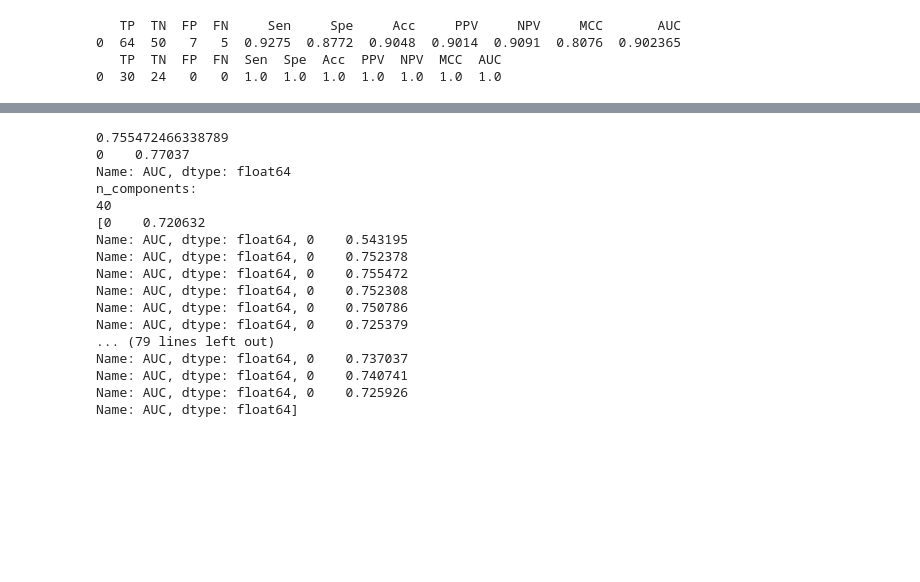
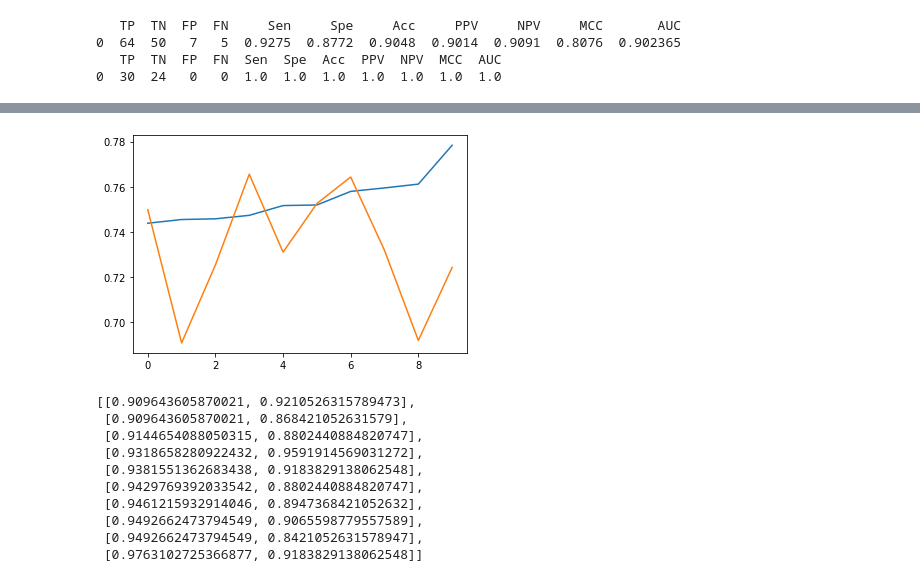
Before and after one commit to num249/lymph_xmi_compre, a Jupyter notebook: ensemble_model_for_lymph_node_meta.ipynb, the cells around one changed output, grey strips where cells are left out. Drawn from its saved outputs; the diff is of its cells as text; code cells hidden in the pictures; blank space fills up the shorter version.

```diff
--- a/ensemble_model_for_lymph_node_meta.ipynb
+++ b/ensemble_model_for_lymph_node_meta.ipynb
@@ -172,16 +172,9 @@ def find_best_pca_lr(i):
     res=pd.concat([train_res1,test_res1], axis=1)
     return res
 # %%
-cancer='BRCA'
-path='D:\\lymph_meta_xmiseq\\tcga_data\\'
-# e1="./"+cancer+"_delta_pcc_wilcox.csv"
-# delta_pcc=read_single_csv(e1,',')
-# delta_pcc=delta_pcc.drop(['Unnamed: 0','pair'],axis=1)
-# delta_pcc=delta_pcc.dropna(axis=0,how='any')
-
-# result=delta_pcc.T
-# train=result.iloc[:,0:-1].values.astype('float')
-# target=result.iloc[:,-1].values.astype('float')
+cancer='HNSC'
+# path='D:\\lymph_meta_xmiseq\\tcga_data\\'
+path='D:\\lymph_meta_xmiseq\\tmp\\men2\\tcga_data\\'
 
 train=pd.read_csv(path+cancer+"\\admat_final.csv").iloc[:,2:].T.values
 target=pd.read_csv(path+cancer+"\\gctm_label.csv",index_col=0).values.ravel()
@@ -592,26 +457,0 @@ range(10, 459, 10)
-# %%
-print(np.max(best_pca_train_scores))
-print(best_pca_test_scores[np.argmax(best_pca_train_scores)])
-print("n_components:")
-print(n_components[np.argmax(best_pca_train_scores)])
-
-print(best_pca_train_scores)
-print(best_pca_test_scores)
-# %% [output]
-0.755472466338789
-0    0.77037
-Name: AUC, dtype: float64
-n_components:
-40
-[0    0.720632
-Name: AUC, dtype: float64, 0    0.543195
-Name: AUC, dtype: float64, 0    0.752378
-Name: AUC, dtype: float64, 0    0.755472
-Name: AUC, dtype: float64, 0    0.752308
-Name: AUC, dtype: float64, 0    0.750786
-Name: AUC, dtype: float64, 0    0.725379
-... (79 lines left out)
-Name: AUC, dtype: float64, 0    0.737037
-Name: AUC, dtype: float64, 0    0.740741
-Name: AUC, dtype: float64, 0    0.725926
-Name: AUC, dtype: float64]
@@ -617,0 +461,36 @@ Name: AUC, dtype: float64]
+# %%
+# s_train=sorted(train_scores)
+# s_test=sorted(test_scores)
+
+scores=list(range(len(train_scores)))
+for i in range(len(train_scores)):
+    scores[i]=[train_scores[i],test_scores[i]]
+
+scores.sort(key=lambda x:x[0])
+
+s_train=list(range(len(train_scores)))
+s_test=list(range(len(train_scores)))
+for i in range(len(train_scores)):
+    s_train[i]=scores[i][0]
+    s_test[i]=scores[i][1]
+
+import matplotlib.pyplot as plt
+
+plt.plot(s_train)
+plt.plot(s_test)
+plt.show()
+# %% [output]
+[figure, added]
+# %%
+scores
+# %% [output]
+[[0.909643605870021, 0.9210526315789473],
+ [0.909643605870021, 0.868421052631579],
+ [0.9144654088050315, 0.8802440884820747],
+ [0.9318658280922432, 0.9591914569031272],
+ [0.9381551362683438, 0.9183829138062548],
+ [0.9429769392033542, 0.8802440884820747],
+ [0.9461215932914046, 0.8947368421052632],
+ [0.9492662473794549, 0.9065598779557589],
+ [0.9492662473794549, 0.8421052631578947],
+ [0.9763102725366877, 0.9183829138062548]]
```
Also changed, not shown: parts of 11 cells of this notebook.
